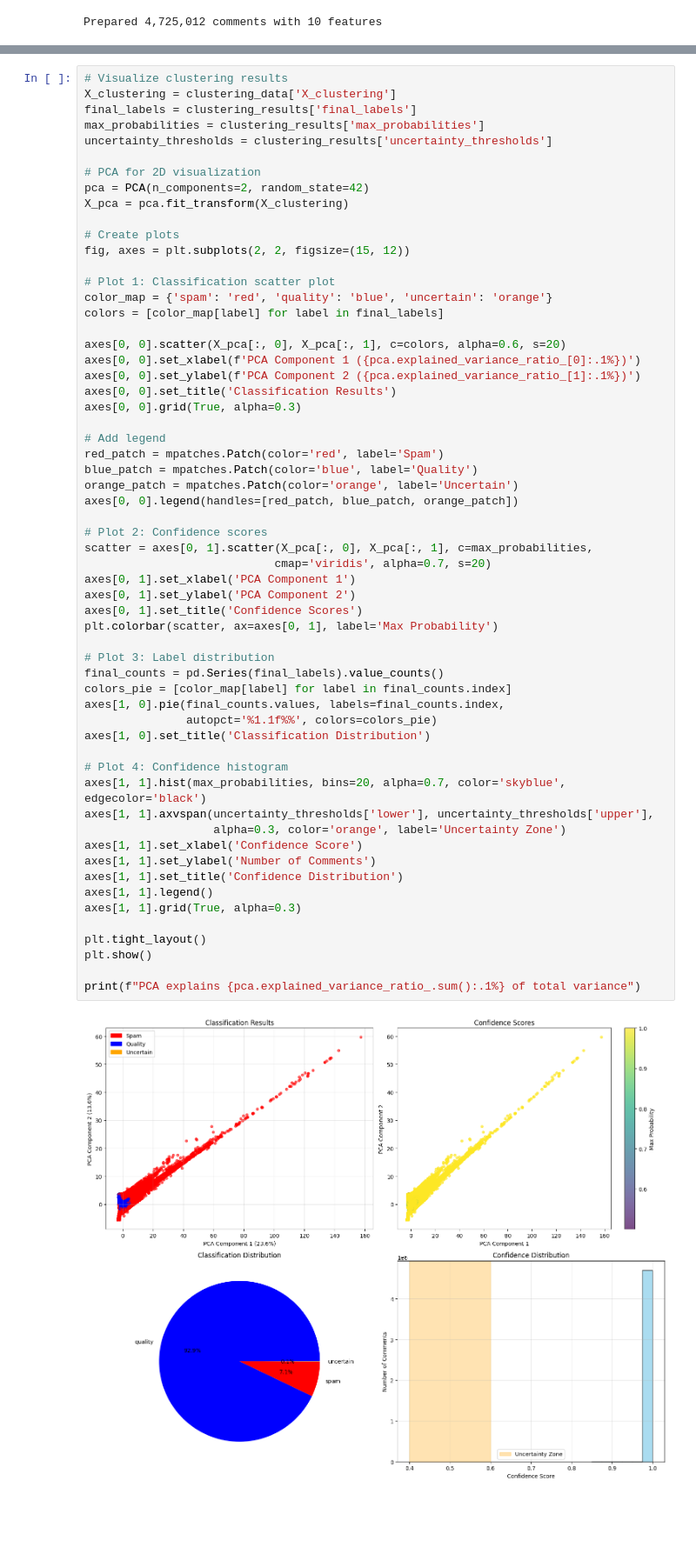
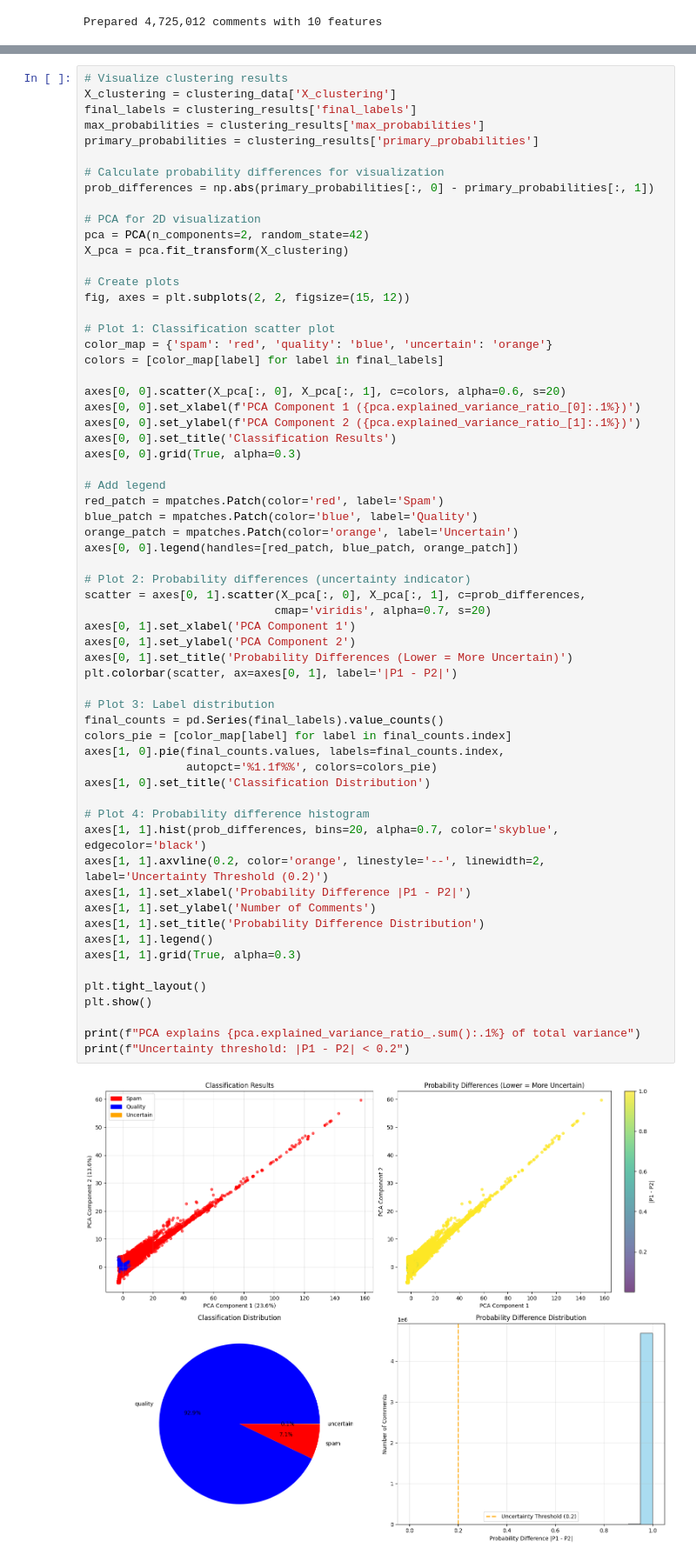
Before and after one commit to YiCave/LOREAL, a Jupyter notebook: run.ipynb, the cells around one changed output, grey strips where cells are left out. Shown at 87% size. Drawn from its saved outputs; the diff is of its cells as text; blank space fills up the shorter version.

```diff
--- a/run.ipynb
+++ b/run.ipynb
@@ -513,7 +498,10 @@ Features: 22 total (10 base + 10 engineered + 2 classification)
 X_clustering = clustering_data['X_clustering']
 final_labels = clustering_results['final_labels']
 max_probabilities = clustering_results['max_probabilities']
-uncertainty_thresholds = clustering_results['uncertainty_thresholds']
+primary_probabilities = clustering_results['primary_probabilities']
+
+# Calculate probability differences for visualization
+prob_differences = np.abs(primary_probabilities[:, 0] - primary_probabilities[:, 1])
 
 # PCA for 2D visualization
 pca = PCA(n_components=2, random_state=42)
@@ -531,42 +519,42 @@ axes[0, 0].set_xlabel(f'PCA Component 1 ({pca.explained_variance_ratio_[0]:.1%})
 axes[0, 0].set_ylabel(f'PCA Component 2 ({pca.explained_variance_ratio_[1]:.1%})')
 axes[0, 0].set_title('Classification Results')
 axes[0, 0].grid(True, alpha=0.3)
 
 # Add legend
 red_patch = mpatches.Patch(color='red', label='Spam')
 blue_patch = mpatches.Patch(color='blue', label='Quality')
 orange_patch = mpatches.Patch(color='orange', label='Uncertain')
 axes[0, 0].legend(handles=[red_patch, blue_patch, orange_patch])
 
-# Plot 2: Confidence scores
-scatter = axes[0, 1].scatter(X_pca[:, 0], X_pca[:, 1], c=max_probabilities,
+# Plot 2: Probability differences (uncertainty indicator)
+scatter = axes[0, 1].scatter(X_pca[:, 0], X_pca[:, 1], c=prob_differences,
                             cmap='viridis', alpha=0.7, s=20)
 axes[0, 1].set_xlabel('PCA Component 1')
 axes[0, 1].set_ylabel('PCA Component 2')
-axes[0, 1].set_title('Confidence Scores')
-plt.colorbar(scatter, ax=axes[0, 1], label='Max Probability')
+axes[0, 1].set_title('Probability Differences (Lower = More Uncertain)')
+plt.colorbar(scatter, ax=axes[0, 1], label='|P1 - P2|')
 
 # Plot 3: Label distribution
 final_counts = pd.Series(final_labels).value_counts()
 colors_pie = [color_map[label] for label in final_counts.index]
 axes[1, 0].pie(final_counts.values, labels=final_counts.index,
                autopct='%1.1f%%', colors=colors_pie)
 axes[1, 0].set_title('Classification Distribution')
 
-# Plot 4: Confidence histogram
-axes[1, 1].hist(max_probabilities, bins=20, alpha=0.7, color='skyblue', edgecolor='black')
-axes[1, 1].axvspan(uncertainty_thresholds['lower'], uncertainty_thresholds['upper'],
-                   alpha=0.3, color='orange', label='Uncertainty Zone')
-axes[1, 1].set_xlabel('Confidence Score')
+# Plot 4: Probability difference histogram
+axes[1, 1].hist(prob_differences, bins=20, alpha=0.7, color='skyblue', edgecolor='black')
+axes[1, 1].axvline(0.2, color='orange', linestyle='--', linewidth=2, label='Uncertainty Threshold (0.2)')
+axes[1, 1].set_xlabel('Probability Difference |P1 - P2|')
 axes[1, 1].set_ylabel('Number of Comments')
-axes[1, 1].set_title('Confidence Distribution')
+axes[1, 1].set_title('Probability Difference Distribution')
 axes[1, 1].legend()
 axes[1, 1].grid(True, alpha=0.3)
 
 plt.tight_layout()
 plt.show()
 
 print(f"PCA explains {pca.explained_variance_ratio_.sum():.1%} of total variance")
+print(f"Uncertainty threshold: |P1 - P2| < 0.2")
 # %% [output]
-[figure, old version]
+[figure, new version]
 PCA explains 37.2% of total variance
```
Also changed, not shown: parts of 5 cells of this notebook, 4 other files.
